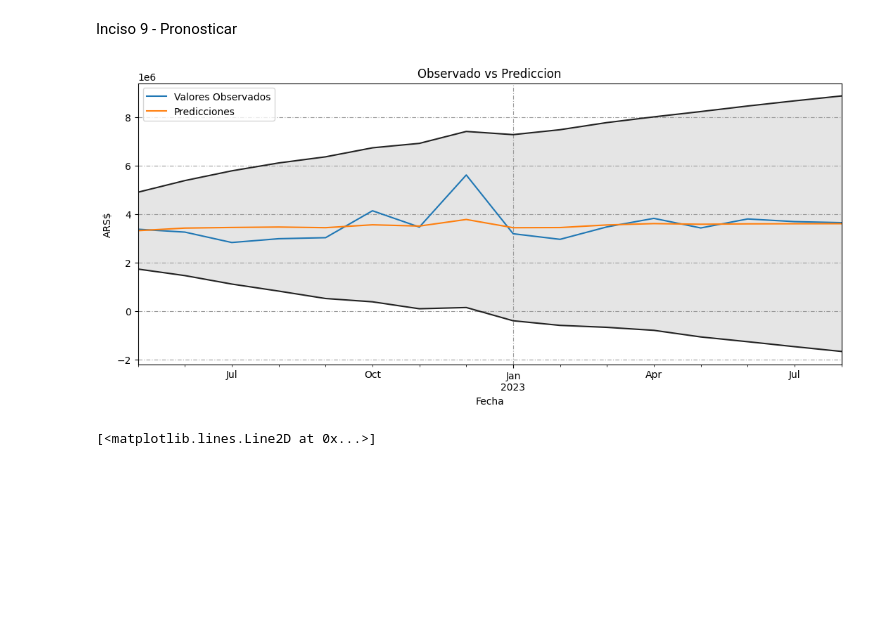
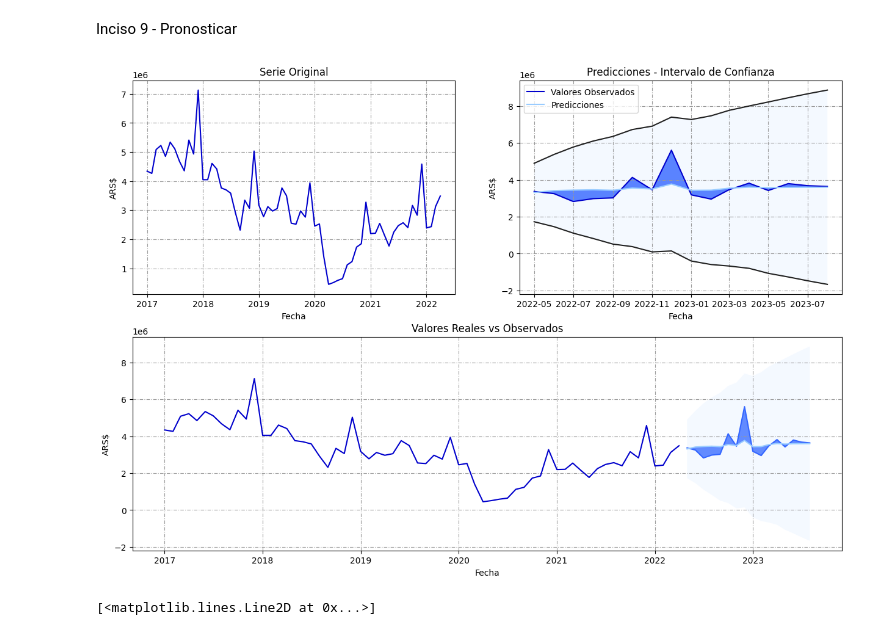
Before and after one commit to waldof86/AST, a Jupyter notebook: TP1/TP1 v4.ipynb, the cells around one changed output. Drawn from its saved outputs; the diff is of its cells as text; code cells hidden in the pictures; blank space fills up the shorter version.

```diff
--- a/TP1/TP1 v4.ipynb
+++ b/TP1/TP1 v4.ipynb
@@ -93,18 +89,0 @@ def autocov_autocorr(s1,s2, numlag= 20, paleta = 'rojo'):
-# %%
-p1, axes = plt.subplots(3,2,figsize=(15,10))
-
-axes[1,0].plot(modelo_sarima.resid)
-axes[1,0].set_title("Residuos del modelo",size=10)
-
-sns.distplot(modelo_sarima.resid,bins=12,color='#fcba03', ax=axes[1,1])
-axes[1,1].set_title('Histograma de los residuos del modelo',size=10)
-
-plot_acf(modelo_sarima.resid, ax=axes[0,0]);
-plot_pacf(modelo_sarima.resid, ax=axes[0,1]);
-
-scipy.stats.probplot(modelo_sarima.resid, plot = axes[2,0])
-axes[2,0].set_title("QQ Plot", size = 10)
-
-axes[2,1].plot(Incorr_residuos_modelo.lb_pvalue, marker='o', markersize=10, linestyle='--', linewidth=1)
-axes[2,1].set_title("Grafico de incorrelacion de los residuos del modelo")
-axes[2,1].set_ylabel("P-valores ")
@@ -162,22 +216,3 @@ def kpss_test(series, **kw):
         print(f"{statistic:.4f}\t\t{p_value:.4f}\t\t{n_lags}\t\t{'No' if p_value < 0.05 else 'Si'}\t\t{ndiffs(series, test='kpss')}\t{param} - {params.get(param)}")
     print("_".center(120, '_'))
 #kpss_test(df.ventas_ajustado)
-# %%
-def graficar_pred(test, pred, confint, titulo="Observado vs Prediccion", xlabel="Fecha", ylabel="ARS$"):
-    fig_x = plt.figure(figsize=(10,4), dpi=100)
-    axes_x = fig_x.add_axes([0.0, 0.0, 1, 1])
-
-    test.plot(label="Valores Observados")
-    pred.plot(label="Predicciones")
-
-    # Pasamos dataframe con los intervalos de confianza a series de Pandas y graficamos
-    confint.iloc[:,1].plot(label="", color='#222222')
-    confint.iloc[:,0].plot(label="", color='#222222')
-
-    axes_x.fill_between(pred.index, confint.iloc[:,1], confint.iloc[:,0], facecolor='gray', alpha=0.2)
-
-    axes_x.set_xlabel(xlabel)
-    axes_x.set_ylabel(ylabel)
-    axes_x.set_title(titulo)
-    axes_x.legend(loc=0)
-    axes_x.grid(True, color='0.6', dashes=(5,2,1,2))
@@ -662,9 +715,11 @@ pero que su distribucion no es normal, lo que reduce la validez del modelo para
 Inciso 9 - Pronosticar
 # %%
 predicciones_sarima = modelo_sarima.get_forecast(16)
-graficar_pred(test[:16], predicciones_sarima.predicted_mean, predicciones_sarima.conf_int())
-# %% [output]
-[figure, removed]
+# %%
+#graficar_pred(test[:16], predicciones_sarima.predicted_mean, predicciones_sarima.conf_int())
+graficar_pred(train, test[:16], predicciones_sarima.predicted_mean, predicciones_sarima.conf_int(), color = tema_azul)
+# %% [output]
+[figure, added]
 # %%
 plt.plot(train)
 plt.plot(test)
```
Also changed, not shown: parts of 20 cells of this notebook, 1 other file.
